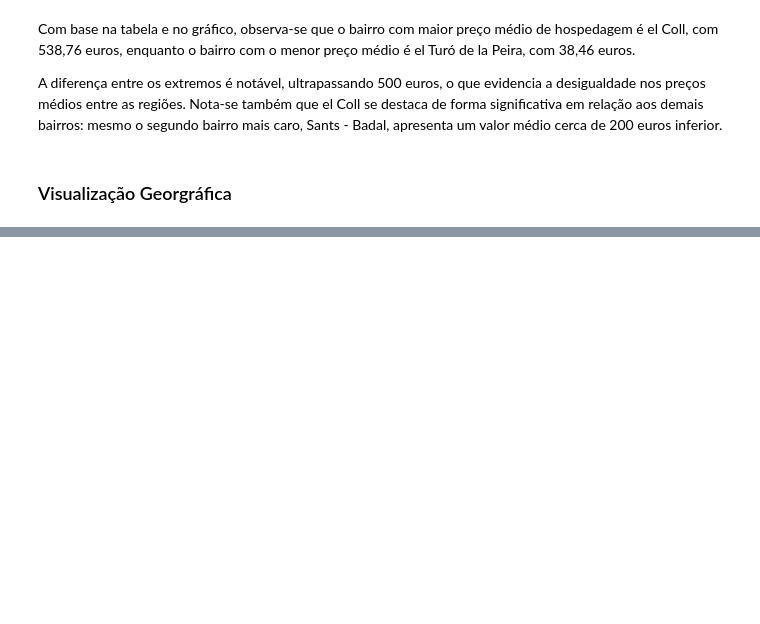
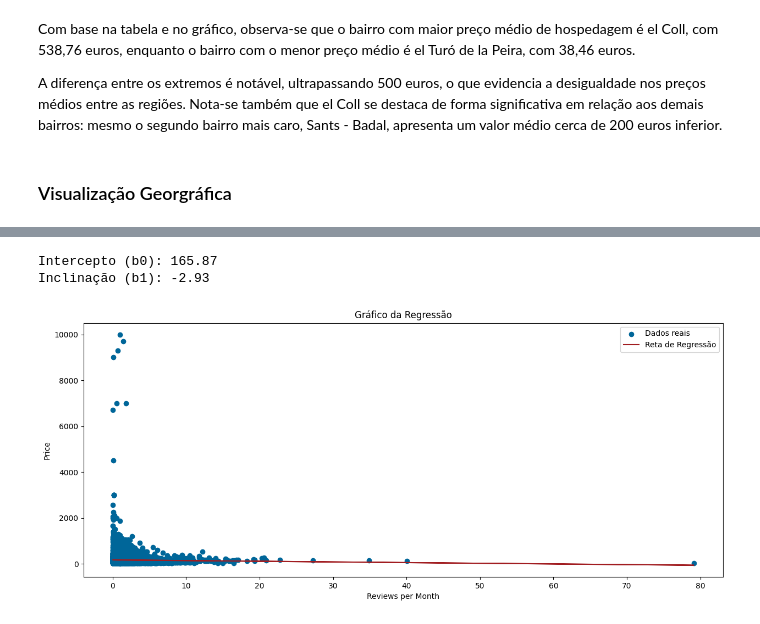
Before and after one commit to natashanuto/CEE2, a Jupyter notebook: trabalho_ce2.ipynb, the cells around one changed output, grey strips where cells are left out. Saved outputs shown, nothing was run; the diff lists cells and outputs as text; code cells hidden in the pictures; blank space fills up the shorter version.

```diff
--- a/trabalho_ce2.ipynb
+++ b/trabalho_ce2.ipynb
@@ -300,0 +341,36 @@ plt.show()
+# %%
+# Resultados
+
+
+
+# Exibindo os coeficientes
+print(f'Intercepto (b0): {round(intercepto, 2)}')
+print(f'Inclinação (b1): {round(inclinacao, 2)}')
+
+print('\n')
+# Gerar previsões com o modelo ajustado
+y_pred = modelo.predict(X)
+
+plt.figure(figsize=(15, 6))
+
+# Plotando o gráfico de dispersão dos dados reais
+plt.scatter(X, y, color='#006699', label='Dados reais')
+
+
+# Plotando a linha de regressão
+plt.plot(X, y_pred, color='#a11d21', label='Reta de Regressão')
+
+# Adicionando título e rótulos
+plt.title("Gráfico da Regressão")
+plt.xlabel("Reviews per Month")
+plt.ylabel("Price")
+
+# Exibindo a legenda
+plt.legend()
+
+# Mostrar o gráfico
+plt.show()
+# %% [output]
+Intercepto (b0): 165.87
+Inclinação (b1): -2.93
+[figure, added]
```
Also changed, not shown: parts of 23 cells of this notebook.
